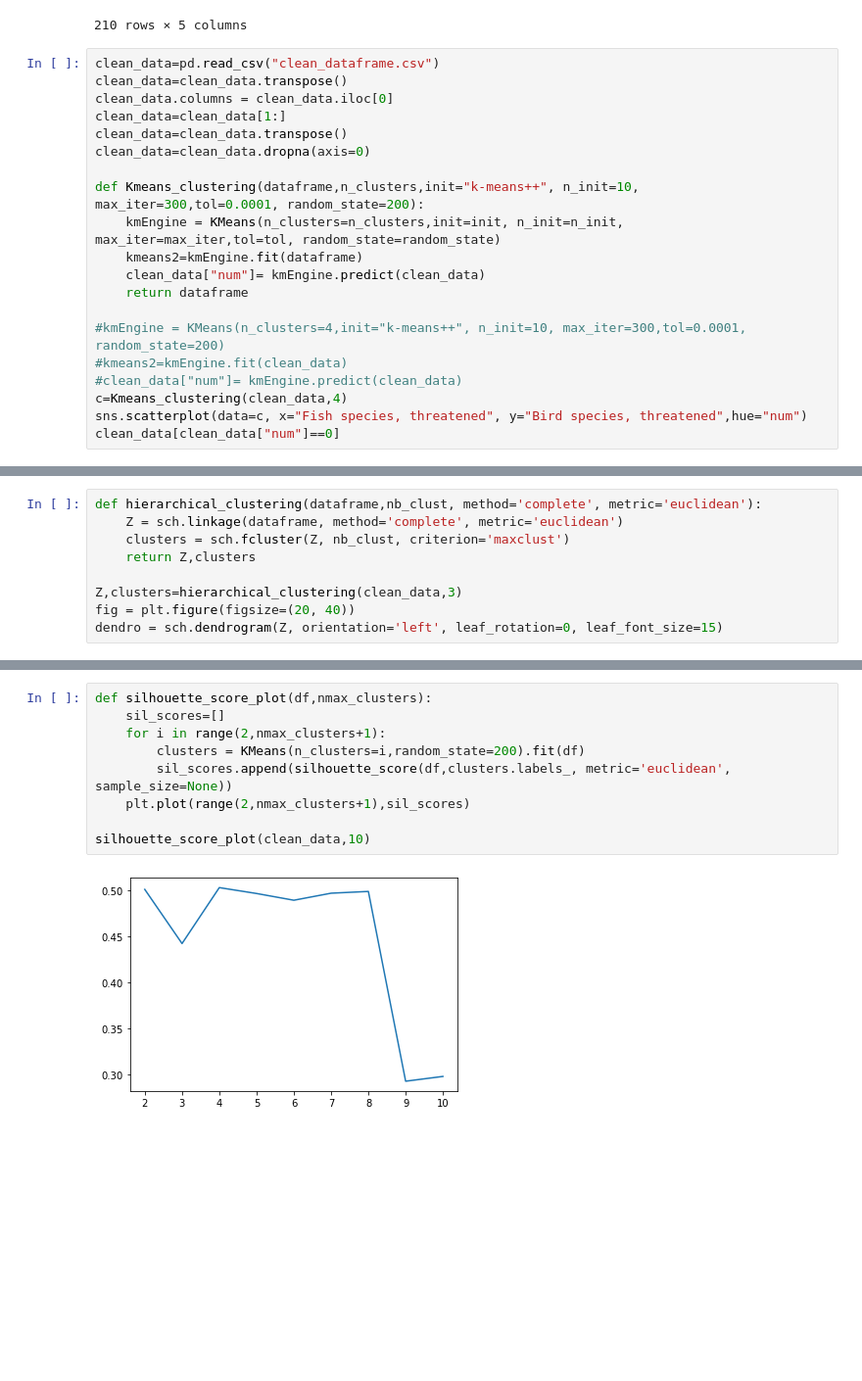
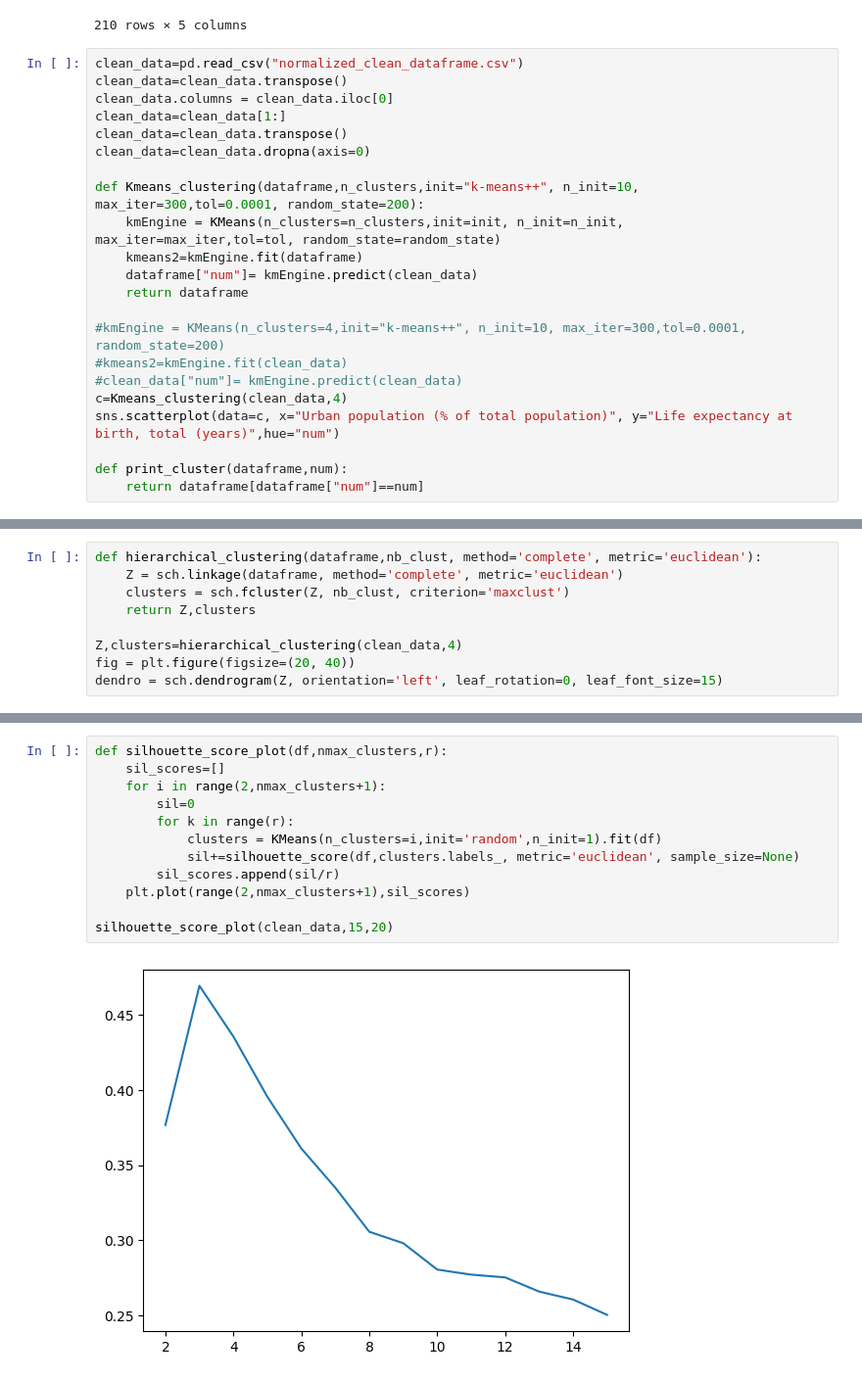
Before and after one commit to f2ire/IA_project, a Jupyter notebook: Untitled3.ipynb, the cells around one changed output, grey strips where cells are left out. Shown at 98% size. Drawn from its saved outputs; the diff is of its cells as text; blank space fills up the shorter version.

```diff
--- a/Untitled3.ipynb
+++ b/Untitled3.ipynb
@@ -38,7 +39,7 @@ df
 | Zimbabwe | 19.0 | 3.0 | 10.0 | 27.214585 | ... |
 210 rows × 5 columns
 # %%
-clean_data=pd.read_csv("clean_dataframe.csv")
+clean_data=pd.read_csv("normalized_clean_dataframe.csv")
 clean_data=clean_data.transpose()
 clean_data.columns = clean_data.iloc[0]
 clean_data=clean_data[1:]
@@ -48,13 +49,15 @@ clean_data=clean_data.dropna(axis=0)
 def Kmeans_clustering(dataframe,n_clusters,init="k-means++", n_init=10, max_iter=300,tol=0.0001, random_state=200):
     kmEngine = KMeans(n_clusters=n_clusters,init=init, n_init=n_init, max_iter=max_iter,tol=tol, random_state=random_state)
     kmeans2=kmEngine.fit(dataframe)
-    clean_data["num"]= kmEngine.predict(clean_data)
+    dataframe["num"]= kmEngine.predict(clean_data)
     return dataframe
 
 #kmEngine = KMeans(n_clusters=4,init="k-means++", n_init=10, max_iter=300,tol=0.0001, random_state=200)
 #kmeans2=kmEngine.fit(clean_data)
 #clean_data["num"]= kmEngine.predict(clean_data)
 c=Kmeans_clustering(clean_data,4)
-sns.scatterplot(data=c, x="Fish species, threatened", y="Bird species, threatened",hue="num")
-clean_data[clean_data["num"]==0]
+sns.scatterplot(data=c, x="Urban population (% of total population)", y="Life expectancy at birth, total (years)",hue="num")
+
+def print_cluster(dataframe,num):
+    return dataframe[dataframe["num"]==num]
 # %% [output]
@@ -84,7 +73,7 @@ def hierarchical_clustering(dataframe,nb_clust, method='complete', metric='eucli
     clusters = sch.fcluster(Z, nb_clust, criterion='maxclust')
     return Z,clusters
 
-Z,clusters=hierarchical_clustering(clean_data,3)
+Z,clusters=hierarchical_clustering(clean_data,4)
 fig = plt.figure(figsize=(20, 40))
 dendro = sch.dendrogram(Z, orientation='left', leaf_rotation=0, leaf_font_size=15)
 # %% [output]
@@ -167,12 +155,15 @@ array=[-1.35148637  0.07920797 -0.75179813 -0.07402174  0.80883137 -0.79428822
 # %%
-def silhouette_score_plot(df,nmax_clusters):
+def silhouette_score_plot(df,nmax_clusters,r):
     sil_scores=[]
     for i in range(2,nmax_clusters+1):
-        clusters = KMeans(n_clusters=i,random_state=200).fit(df)
-        sil_scores.append(silhouette_score(df,clusters.labels_, metric='euclidean', sample_size=None))
+        sil=0
+        for k in range(r):
+            clusters = KMeans(n_clusters=i,init='random',n_init=1).fit(df)
+            sil+=silhouette_score(df,clusters.labels_, metric='euclidean', sample_size=None)
+        sil_scores.append(sil/r)
     plt.plot(range(2,nmax_clusters+1),sil_scores)
 
-silhouette_score_plot(clean_data,10)
+silhouette_score_plot(clean_data,15,20)
 # %% [output]
-[figure, old version]
+[figure, new version]
 # %%
```
Also changed, not shown: parts of 13 cells of this notebook.
